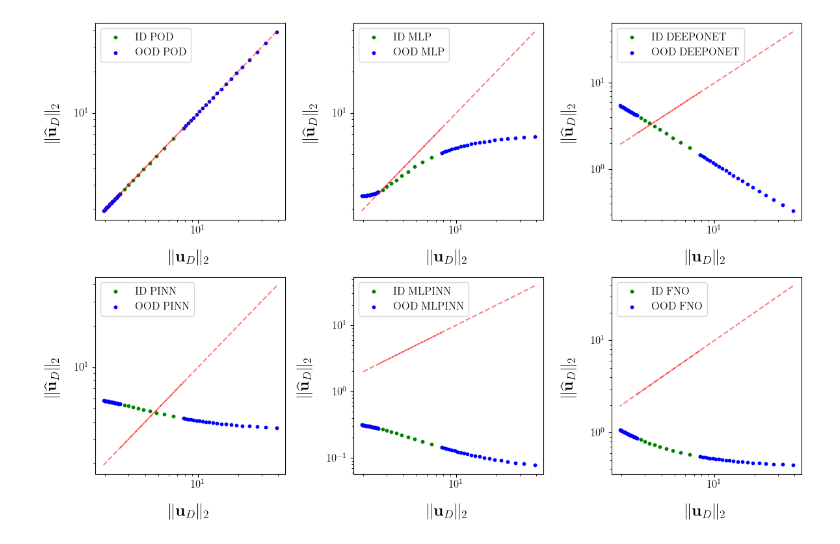
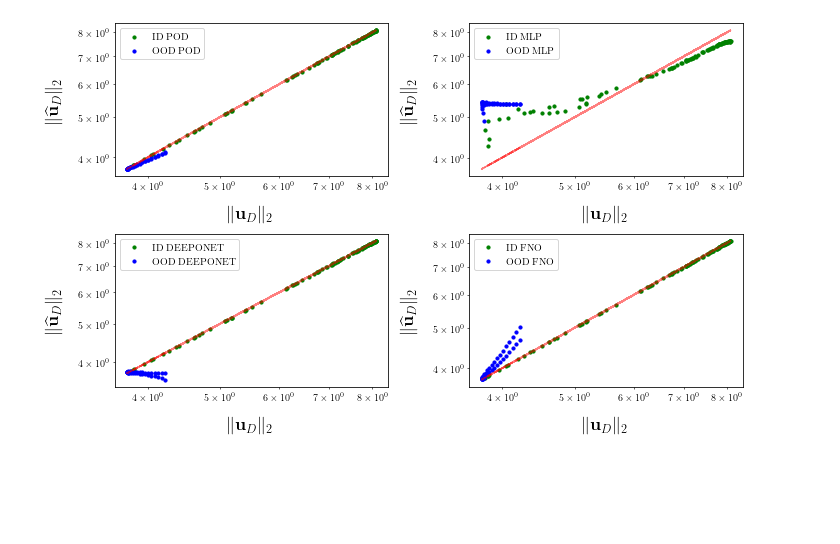
Before and after one commit to lechevaa/CEMRACS_SciML, a Jupyter notebook: notebooks/PoissonEquation/Poisson_step_3.ipynb, the cells around one changed output. Drawn from its saved outputs; the diff is of its cells as text; code cells hidden in the pictures; blank space fills up the shorter version.

```diff
--- a/notebooks/PoissonEquation/Poisson_step_3.ipynb
+++ b/notebooks/PoissonEquation/Poisson_step_3.ipynb
@@ -143,5 +194,5 @@ FNO fitted
 # %%
-fig, axs = plt.subplots(2, 3, figsize=(12, 8))
+fig, axs = plt.subplots(2, 2, figsize=(10, 6))
 
 for i, (ax, method) in enumerate(zip(axs.flatten(), all_methods)):
     all_methods[method].plot(ax)
@@ -154,21 +207,19 @@ plt.show()
 # %%
-new_a = 1.
-new_D = fct_D(new_a, solver.x)
+new_D = logn_fct(solver.x, 1, centers=[0.5])[0]
 solver.change_D(D=new_D)
 U_FD = solver.solve
 
-fig, (ax_0, ax_1) = plt.subplots(1, 2, figsize= (12, 4))
+fig, (ax_0, ax_1) = plt.subplots(1, 2, figsize= (10, 4))
 ax_0.plot(solver.x, U_FD, '--', label=f'FD (True)')
 
 for method in all_methods:
     U_pred = all_methods[method].apply_method(phi = new_D, D = new_D).flatten()
     ax_0.plot(solver.x, U_pred, label=f'{method}')
 
-ax_0.title.set_text(f'$a$ = {new_a}')
+# ax_0.title.set_text(f'$a$ = {new_a}')
 ax_0.legend()
 
-OOD_a = 0.1
-OOD_D = fct_D(OOD_a, solver.x)
+OOD_D = logn_fct(solver.x, 1, centers=[0.1])[0]
 solver.change_D(D=OOD_D)
 U_OOD = solver.solve
 
@@ -178,7 +229,7 @@ for method in all_methods:
     U_pred = all_methods[method].apply_method(phi = OOD_D, D = OOD_D).flatten()
     ax_1.plot(solver.x, U_pred, label=f'{method}')
 
-ax_1.title.set_text(f'$a$ = {OOD_a}')
+# ax_1.title.set_text(f'$a$ = {OOD_a}')
 ax_1.legend()
 plt.show()
 # %% [output]
@@ -192,5 +237,5 @@ d_train.shape
 # %%
-fig, axs = plt.subplots(2, 3, figsize=(12, 8))
+fig, axs = plt.subplots(2, 2, figsize=(10, 6))
 
 for i, (ax, method) in enumerate(zip(axs.flatten(), all_methods)):
     all_methods[method].parity_plot(U=u_train, phi=d_train, D=d_train, ax=ax, label=f'Train {method}', color='green')
@@ -212,22 +251,22 @@ FNO
 # %%
 #### OUT OF DISTRIBUTION D GENERATION ######
-OOD_a = np.concatenate([np.linspace(0.1, 0.5, 21), np.linspace(1.5, 2., 21)]).reshape(-1, 1)
-OOD_VD = fct_D(OOD_a, solver.x)
+OOD_centers = np.concatenate([np.linspace(0.1, 0.2, 21), np.linspace(0.8, 0.9, 21)])
+OOD_VD = logn_fct(solver.x, 1, centers=OOD_centers)
 OOD_VU = solver.Vsolve(vect = 'D', D = OOD_VD)
 
 OOD_VD = torch.Tensor(OOD_VD)
 OOD_VU = torch.Tensor(OOD_VU)
 # %%
-fig, axs = plt.subplots(2, 3, figsize=(12, 8))
+fig, axs = plt.subplots(2, 2, figsize=(10, 6))
 
 for i, (ax, method) in enumerate(zip(axs.flatten(), all_methods)):
     all_methods[method].parity_plot(U=VU, phi = VD, D=VD, ax=ax, label=f'ID {method}', color='green')
     all_methods[method].parity_plot(U=OOD_VU, phi= OOD_VD, D=OOD_VD, ax=ax, label=f'OOD {method}', color='blue')
     ax.legend()
     ax.set_yscale('log')
     ax.set_xscale('log')
 
 plt.tight_layout()
 plt.show()
 # %% [output]
-[figure, old version]
+[figure, new version]
```
Also changed, not shown: parts of 28 cells of this notebook, 1 other file.
